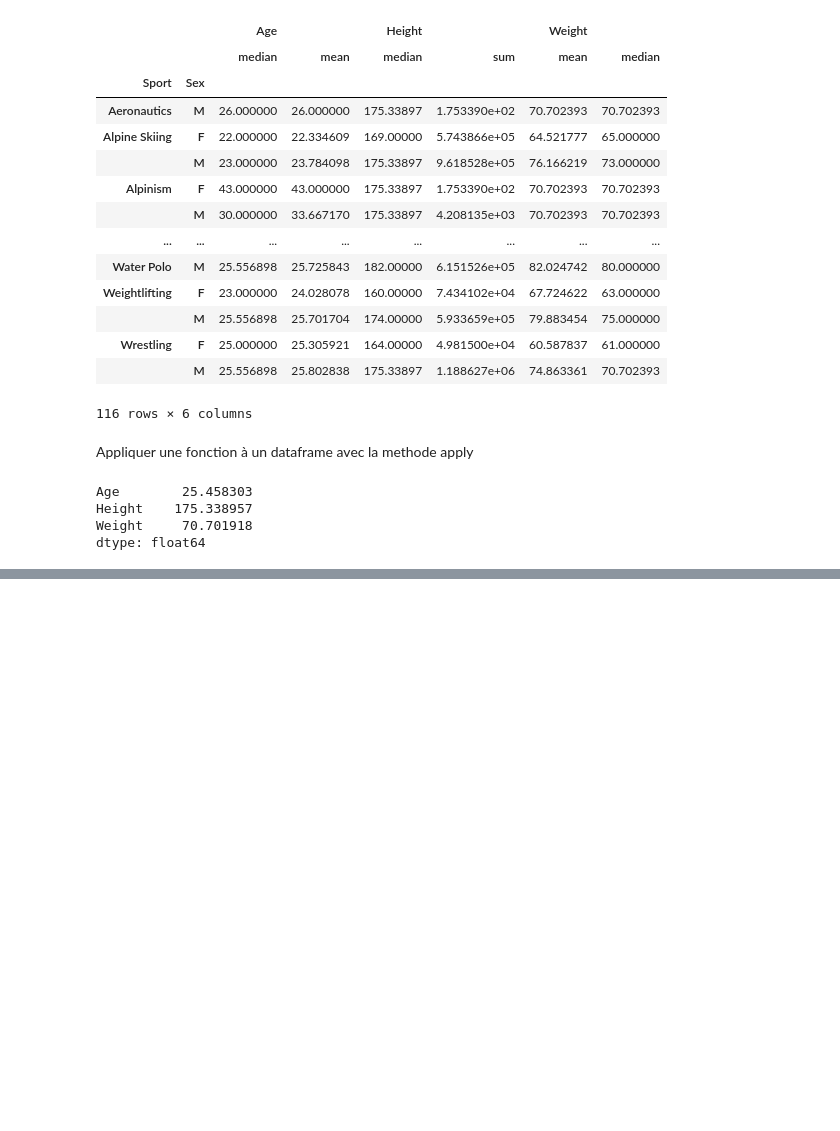
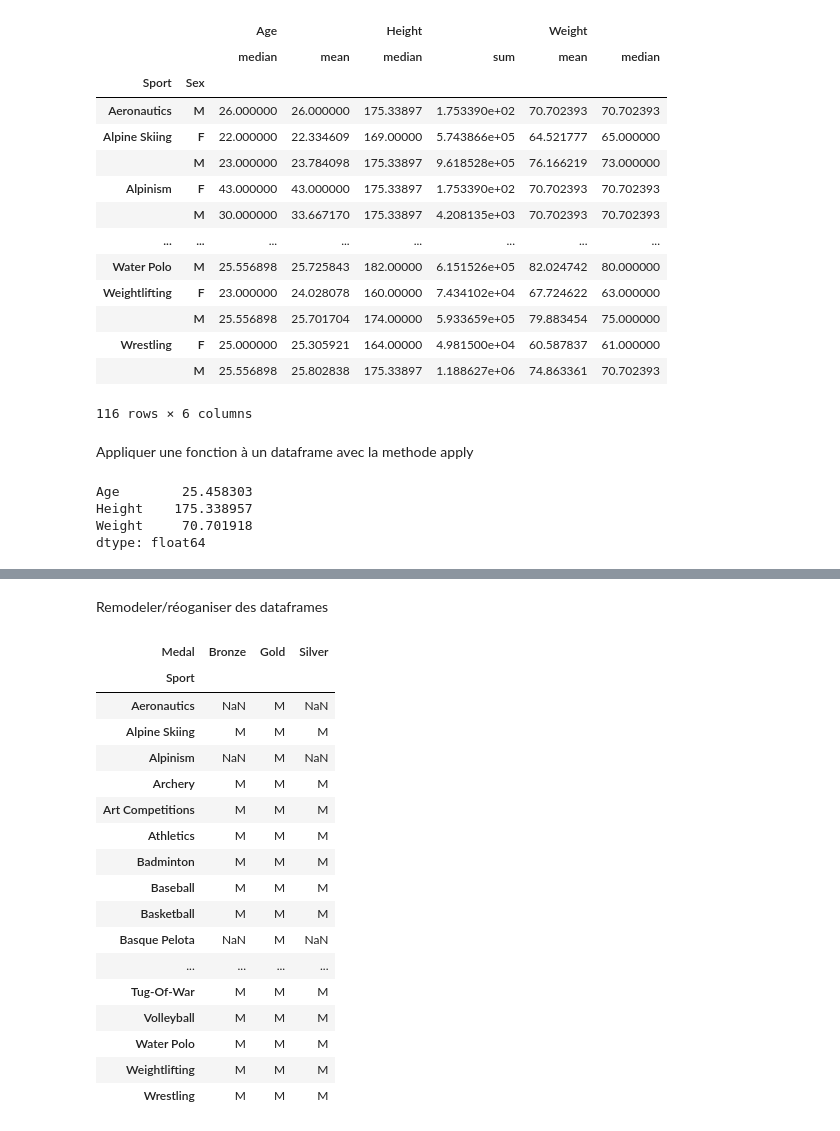
Before and after one commit to ShaD971/Python_Data_Analyst, a Jupyter notebook: Panda_Perso.ipynb, the cells around one changed output, grey strips where cells are left out. Cells and saved outputs as stored; diff of their text form; code cells hidden in the pictures; blank space fills up the shorter version.

Commit message:
Remodeler/réoganiser des dataframes

```diff
--- a/Panda_Perso.ipynb
+++ b/Panda_Perso.ipynb
@@ -872,0 +871,24 @@ Remodeler/réoganiser des dataframes
+# %% [markdown]
+Remodeler/réoganiser des dataframes
+# %%
+pd.set_option('display.max_rows',70)#reoganiser avec les medail en fontion des sports
+donnees.pivot_table(index='Sport',columns='Medal',values="Sex",aggfunc='max')
+# %% [output]
+| Medal | Bronze | Gold | Silver |
+| Sport |  |  |  |
+| Aeronautics | NaN | M | NaN |
+| Alpine Skiing | M | M | M |
+| Alpinism | NaN | M | NaN |
+| Archery | M | M | M |
+| Art Competitions | M | M | M |
+| Athletics | M | M | M |
+| Badminton | M | M | M |
+| Baseball | M | M | M |
+| Basketball | M | M | M |
+| Basque Pelota | NaN | M | NaN |
+| ... | ... | ... | ... |
+| Tug-Of-War | M | M | M |
+| Volleyball | M | M | M |
+| Water Polo | M | M | M |
+| Weightlifting | M | M | M |
+| Wrestling | M | M | M |
```
Also changed, not shown: parts of 1 cell of this notebook.
